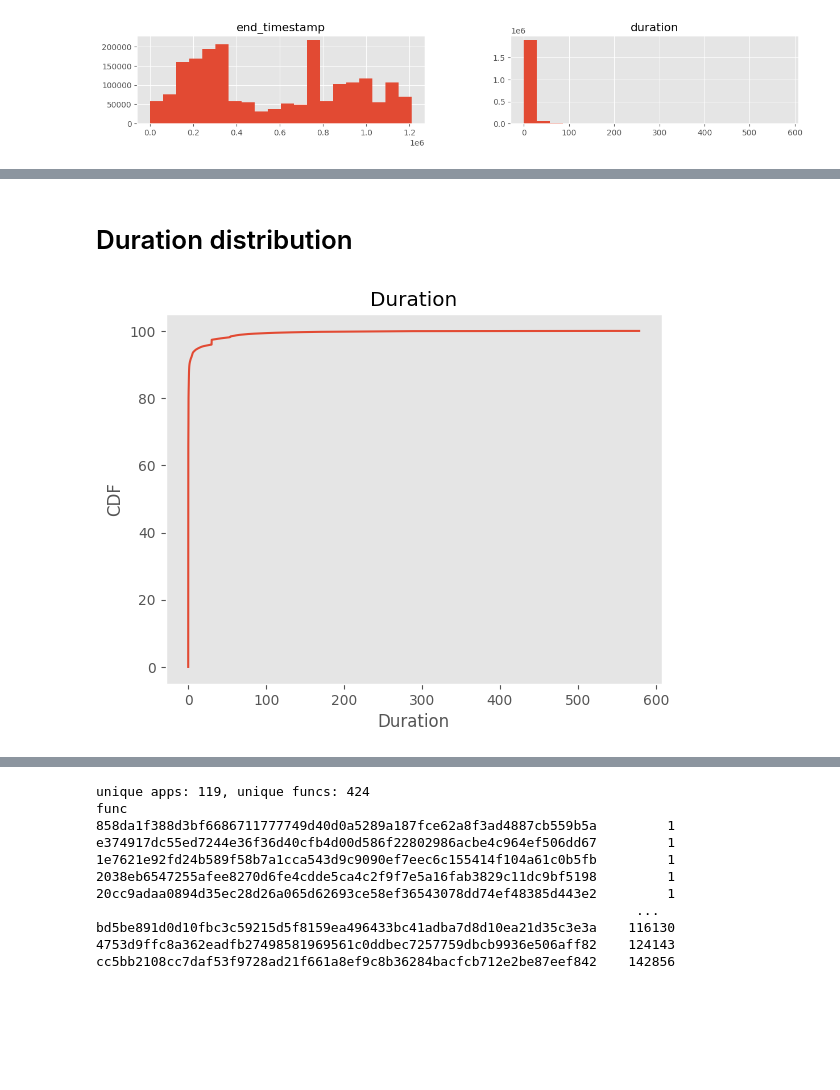
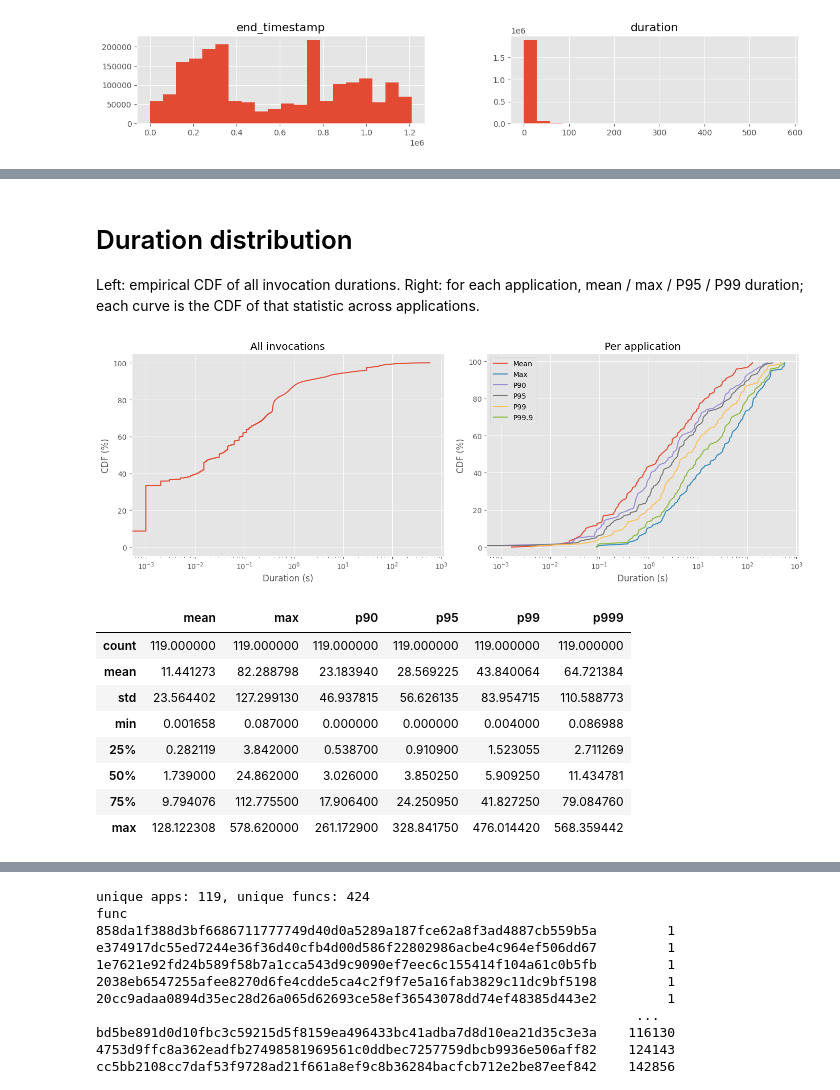
Before and after one commit to Joveful/thesis, a Jupyter notebook: az21.ipynb, the cells around one changed output, grey strips where cells are left out. Cells and saved outputs as stored; diff of their text form; code cells hidden in the pictures; blank space fills up the shorter version.

Commit message:
various bits and bobs (plots)

```diff
--- a/az21.ipynb
+++ b/az21.ipynb
@@ -59,5 +77,7 @@ plt.show()
 # %% [markdown]
 # Duration distribution
+
+Left: empirical CDF of all invocation durations. Right: for each application, mean / max / P95 / P99 duration; each curve is the CDF of that statistic across applications.
 # %%
 def get_cdf(df, field):
     vals = sorted(df[field].values)
@@ -75,5 +96,47 @@ def plt_cdf(df, field="duration", title="Duration"):
     plt.show()
 # %%
-plt_cdf(df, field="duration")
+app_duration_stats = df.groupby("app")["duration"].agg(
+    mean="mean",
+    max="max",
+    p90=lambda s: np.percentile(s, 90),
+    p95=lambda s: np.percentile(s, 95),
+    p99=lambda s: np.percentile(s, 99),
+    p999=lambda s: np.percentile(s, 99.9),
+)
+
+fig, (ax_all, ax_app) = plt.subplots(1, 2, figsize=(14, 5))
+
+all_vals, all_inv = get_cdf(df, "duration")
+ax_all.plot(all_vals, all_inv)
+ax_all.set_title("All invocations")
+ax_all.set_xlabel("Duration (s)")
+ax_all.set_ylabel("CDF (%)")
+ax_all.set_xscale("log")
+ax_all.grid(visible=True)
+
+for col, label in [("mean", "Mean"), ("max", "Max"), ("p90", "P90"), ("p95", "P95"), ("p99", "P99"), ("p999", "P99.9")]:
+    vals, inv = get_cdf(app_duration_stats.reset_index(), col)
+    ax_app.plot(vals, inv, label=label)
+
+ax_app.set_title("Per application")
+ax_app.set_xlabel("Duration (s)")
+ax_app.set_ylabel("CDF (%)")
+ax_app.set_xscale("log")
+ax_app.legend()
+ax_app.grid(visible=True)
+
+fig.tight_layout()
+plt.show()
+
+app_duration_stats.describe()
 # %% [output]
-[figure, old version]
+[figure, new version]
+|  | mean | max | p90 | p95 | p99 | p999 |
+| count | 119.000000 | 119.000000 | 119.000000 | 119.000000 | 119.000000 | 119.000000 |
+| mean | 11.441273 | 82.288798 | 23.183940 | 28.569225 | 43.840064 | 64.721384 |
+| std | 23.564402 | 127.299130 | 46.937815 | 56.626135 | 83.954715 | 110.588773 |
+| min | 0.001658 | 0.087000 | 0.000000 | 0.000000 | 0.004000 | 0.086988 |
+| 25% | 0.282119 | 3.842000 | 0.538700 | 0.910900 | 1.523055 | 2.711269 |
+| 50% | 1.739000 | 24.862000 | 3.026000 | 3.850250 | 5.909250 | 11.434781 |
+| 75% | 9.794076 | 112.775500 | 17.906400 | 24.250950 | 41.827250 | 79.084760 |
+| max | 128.122308 | 578.620000 | 261.172900 | 328.841750 | 476.014420 | 568.359442 |
```
Also changed, not shown: parts of 8 cells of this notebook, 1 other file.
